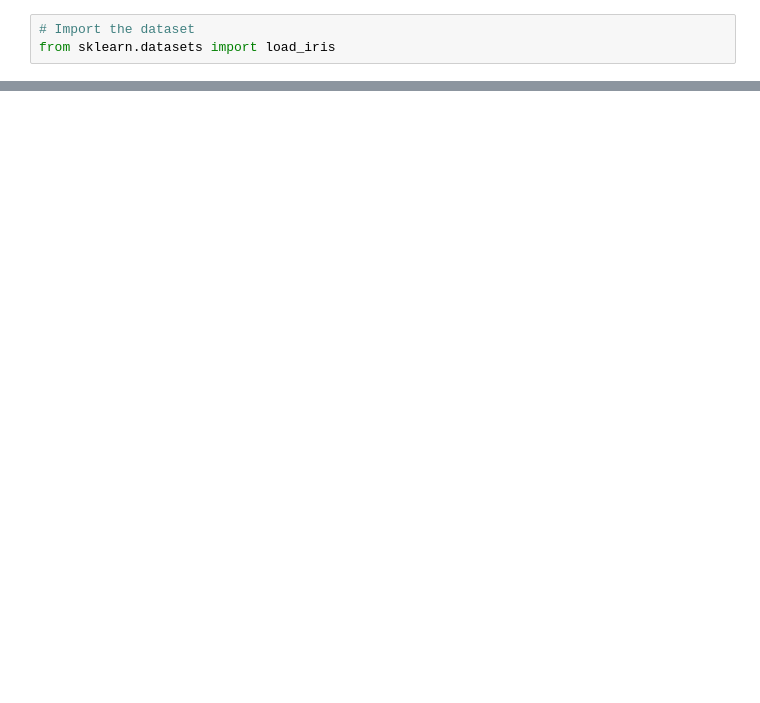
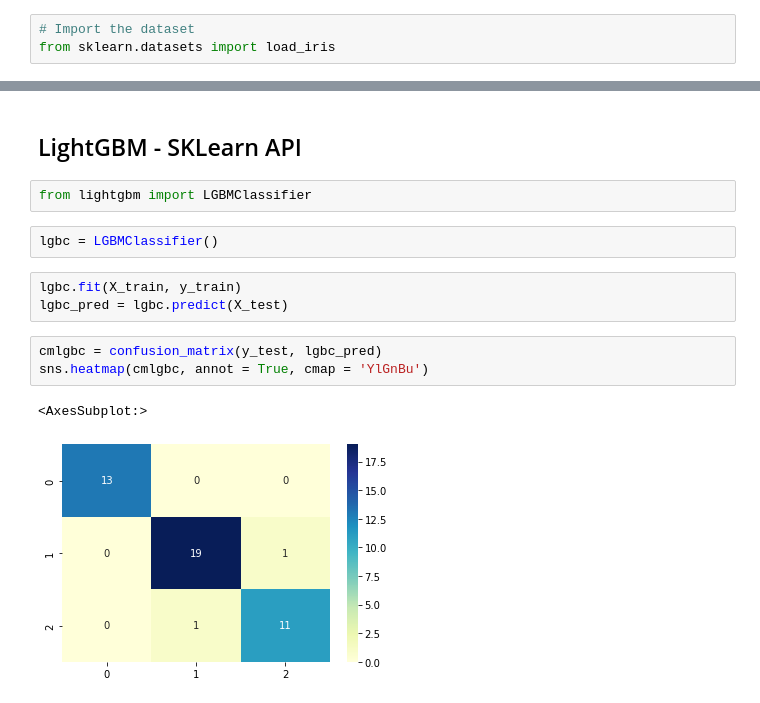
Before and after one commit to lutimoth/DataSci-Projects-and-KaggleComps, a Jupyter notebook: Data Science Projects/Iris Dataset Classification/Iris Dataset Exploration.ipynb, the cells around one changed output, grey strips where cells are left out. Drawn from its saved outputs; the diff is of its cells as text; blank space fills up the shorter version.

```diff
--- a/Data Science Projects/Iris Dataset Classification/Iris Dataset Exploration.ipynb
+++ b/Data Science Projects/Iris Dataset Classification/Iris Dataset Exploration.ipynb
@@ -44,0 +290,15 @@ X
+# %% [markdown]
+## LightGBM - SKLearn API
+# %%
+from lightgbm import LGBMClassifier
+# %%
+lgbc = LGBMClassifier()
+# %%
+lgbc.fit(X_train, y_train)
+lgbc_pred = lgbc.predict(X_test)
+# %%
+cmlgbc = confusion_matrix(y_test, lgbc_pred)
+sns.heatmap(cmlgbc, annot = True, cmap = 'YlGnBu')
+# %% [output]
+<AxesSubplot:>
+[figure, added]
```
Also changed, not shown: parts of 48 cells of this notebook.
